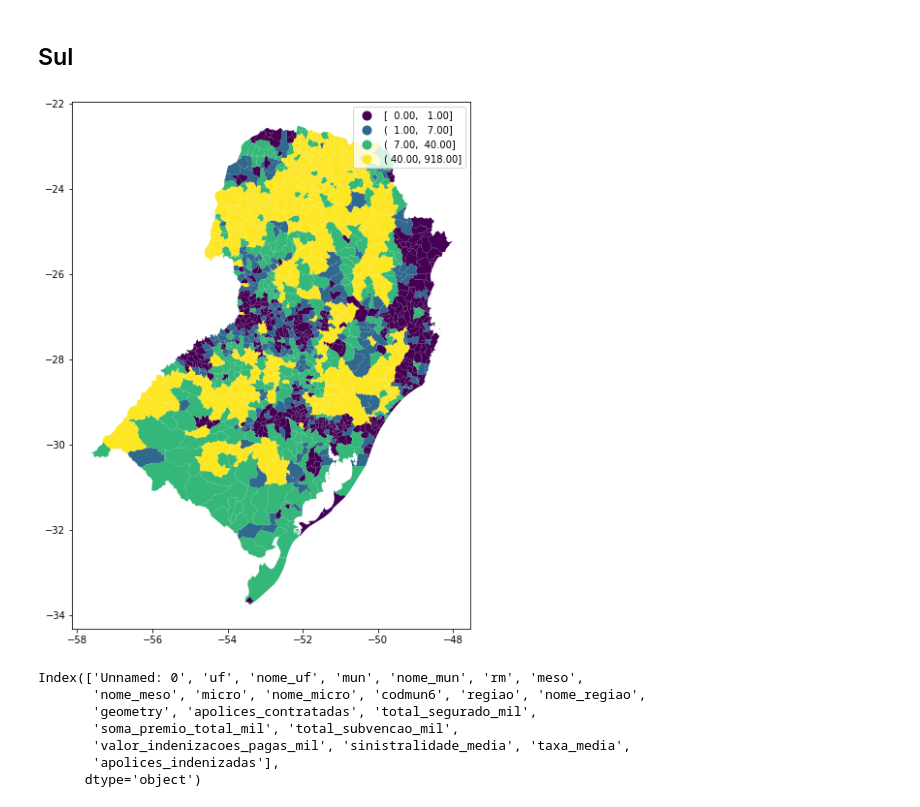
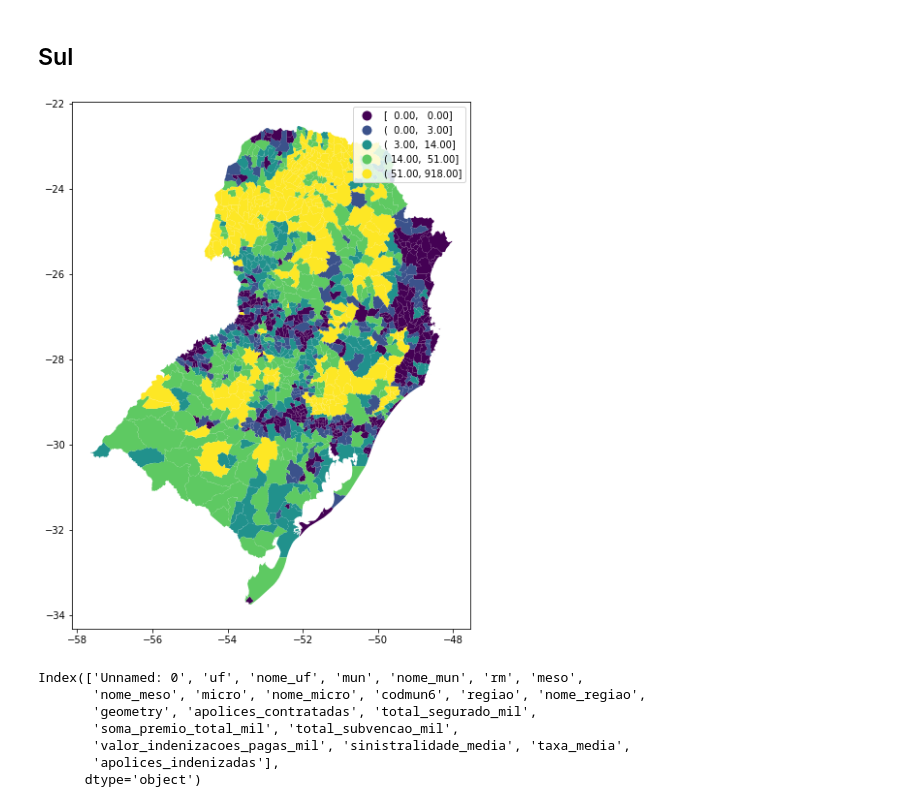
Before and after one commit to walefmachado/spatial-cluster, a Jupyter notebook: scripts/sul/cluster_sul.ipynb, the cells around one changed output. Drawn from its saved outputs; the diff is of its cells as text; code cells hidden in the pictures.

```diff
--- a/scripts/sul/cluster_sul.ipynb
+++ b/scripts/sul/cluster_sul.ipynb
@@ -161,9 +179,9 @@ dados_sul = geopandas.GeoDataFrame(dados)
 dados_sul = dados_sul.merge(seguro, how='left')
 dados_sul = dados_sul.fillna(0)
 # %%
-dados_sul.plot(column='apolices_contratadas', figsize=(10, 10), scheme='quantiles', legend=True, k=4); # , cmap='OrRd'
+dados_sul.plot(column='apolices_contratadas', figsize=(10, 10), scheme='quantiles', legend=True); # , cmap='OrRd'
 # %% [output]
-[figure, old version]
+[figure, new version]
 # %%
 dados_sul.columns
 # %% [output]
```
Also changed, not shown: parts of 4 cells of this notebook, 9 other files.
